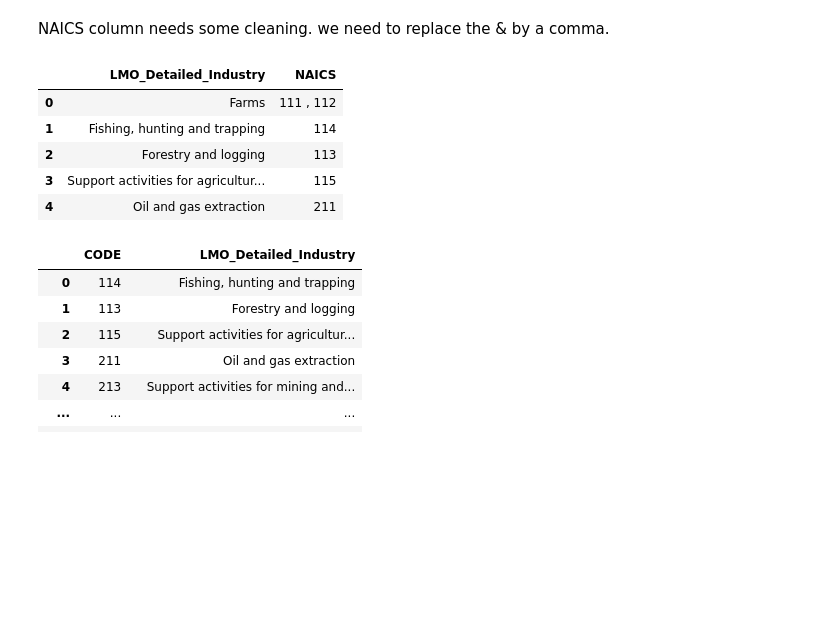
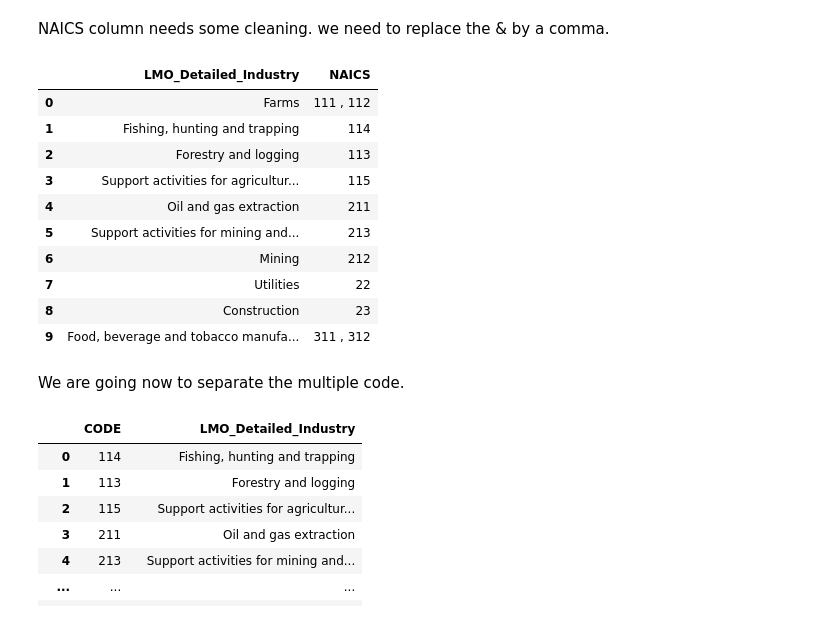
Before and after one commit to geehaad/Time-Series-Analysis-of-NAICS, a Jupyter notebook: Time Series Analysis of NAICS.ipynb, the cells around one changed output. Drawn from its saved outputs; the diff is of its cells as text; code cells hidden in the pictures; blank space fills up the shorter version.

```diff
--- a/Time Series Analysis of NAICS.ipynb
+++ b/Time Series Analysis of NAICS.ipynb
@@ -86,14 +86,21 @@ NAICS column needs some cleaning. we need to replace the & by a comma.
 # Create a list of NAICS for industries
 LMO_Detailed_Industries_df['NAICS'] = LMO_Detailed_Industries_df['NAICS'].replace({'&':','}, regex=True)
 # %%
-LMO_Detailed_Industries_df.head()
+LMO_Detailed_Industries_df.head(10)
 # %% [output]
 |  | LMO_Detailed_Industry | NAICS |
 | 0 | Farms | 111 , 112 |
 | 1 | Fishing, hunting and trapping | 114 |
 | 2 | Forestry and logging | 113 |
 | 3 | Support activities for agricultur... | 115 |
 | 4 | Oil and gas extraction | 211 |
+| 5 | Support activities for mining and... | 213 |
+| 6 | Mining | 212 |
+| 7 | Utilities | 22 |
+| 8 | Construction | 23 |
+| 9 | Food, beverage and tobacco manufa... | 311 , 312 |
+# %% [markdown]
+We are going now to separate the multiple code.
 # %%
 LMO_Detailed_Industries_df=LMO_Detailed_Industries_df[['NAICS','LMO_Detailed_Industry']]
 
```
Also changed, not shown: parts of 14 cells of this notebook.
